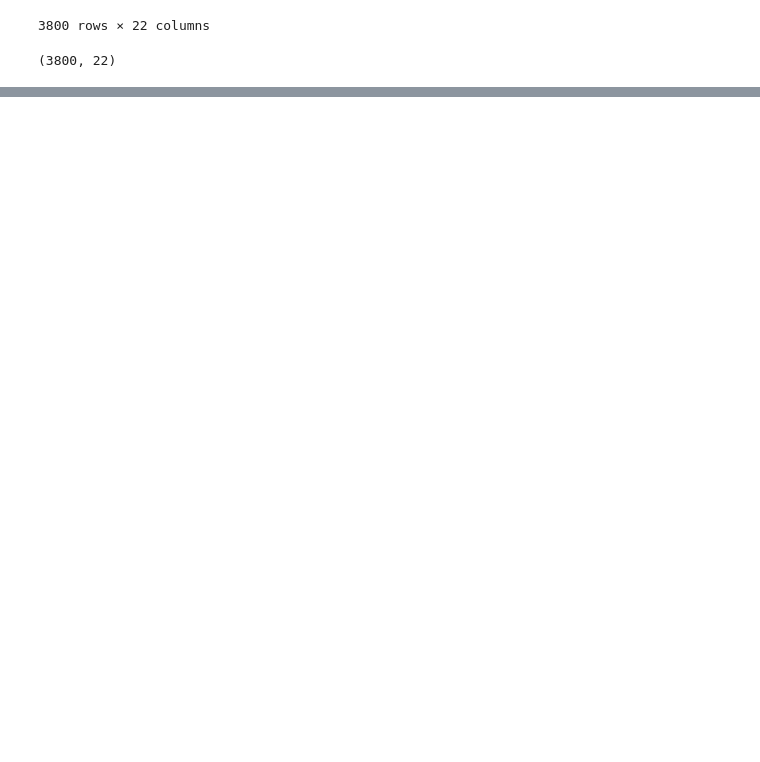
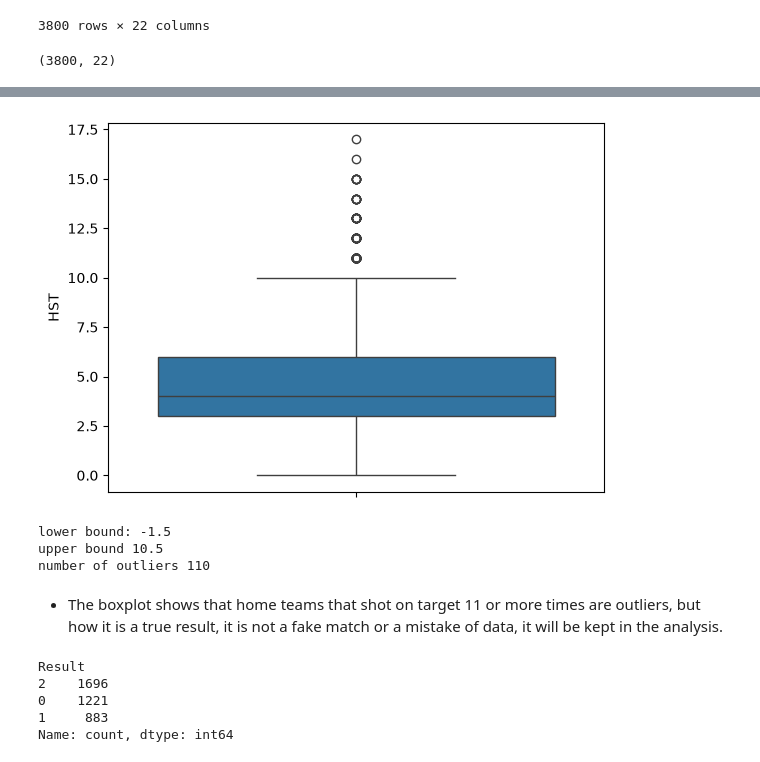
Before and after one commit to 2026297-cyber/Machine-Learning, a Jupyter notebook: 2026297_ErickHenriqueDaSilva_MachineLearningProject.ipynb, the cells around one changed output, grey strips where cells are left out. Saved outputs shown, nothing was run; the diff lists cells and outputs as text; code cells hidden in the pictures; blank space fills up the shorter version.

```diff
--- a/2026297_ErickHenriqueDaSilva_MachineLearningProject.ipynb
+++ b/2026297_ErickHenriqueDaSilva_MachineLearningProject.ipynb
@@ -78,0 +152,34 @@ df.describe()
+# %%
+sns.boxplot(df['HST'])
+plt.show()
+# %% [output]
+[figure, added]
+# %%
+#check outliers using IQR
+Q1=df['HST'].quantile(0.25)
+Q3=df['HST'].quantile(0.75)
+
+IQR = Q3 - Q1
+lower_bound = Q1 - 1.5 * IQR
+upper_bound = Q3 + 1.5 * IQR
+
+outliers = df[(df['HST'] < lower_bound) | (df['HST'] > upper_bound)]
+print('lower bound:', lower_bound)
+print('upper bound', upper_bound)
+print ('number of outliers', len(outliers))
+# %% [output]
+lower bound: -1.5
+upper bound 10.5
+number of outliers 110
+# %% [markdown]
+- The boxplot shows that home teams that shot on target 11 or more times are outliers, but how it is a true result, it is not a fake match or a mistake of data, it will be kept in the analysis.
+# %%
+#For calculate correlation the result needs to be a number.
+df['Result'] = df['FTR'].map({'A': 0, 'D': 1, 'H': 2})
+print(df['Result'].value_counts())
+# %% [output]
+Result
+2    1696
+0    1221
+1     883
+Name: count, dtype: int64
```
Also changed, not shown: parts of 17 cells of this notebook, 1 other file.
